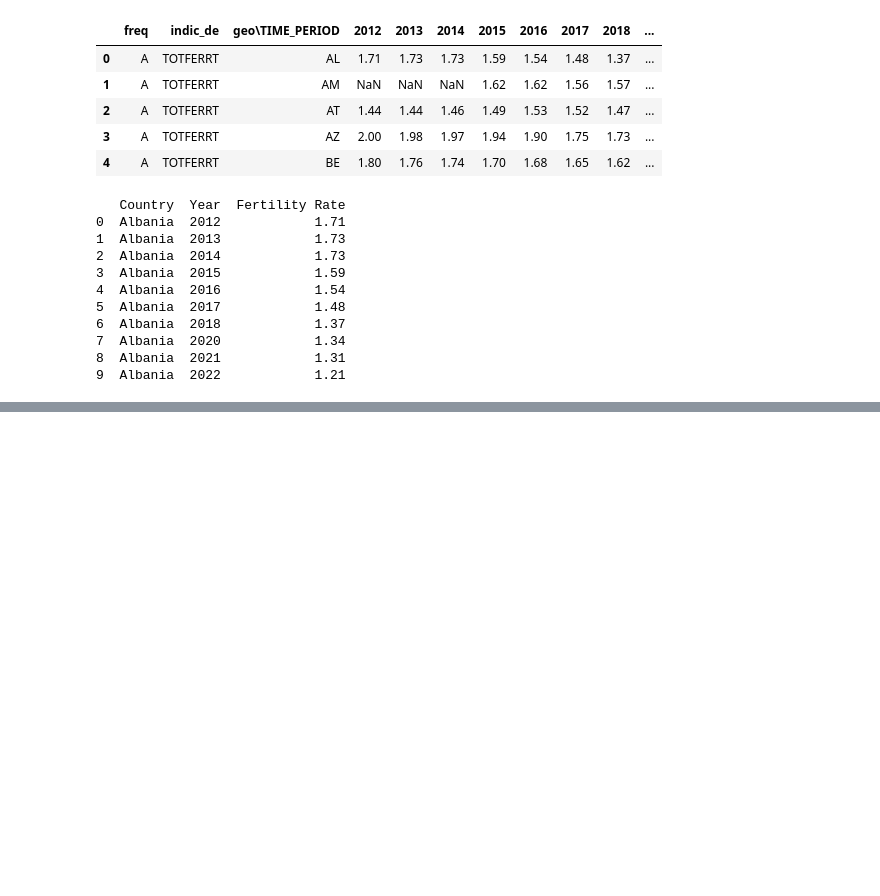
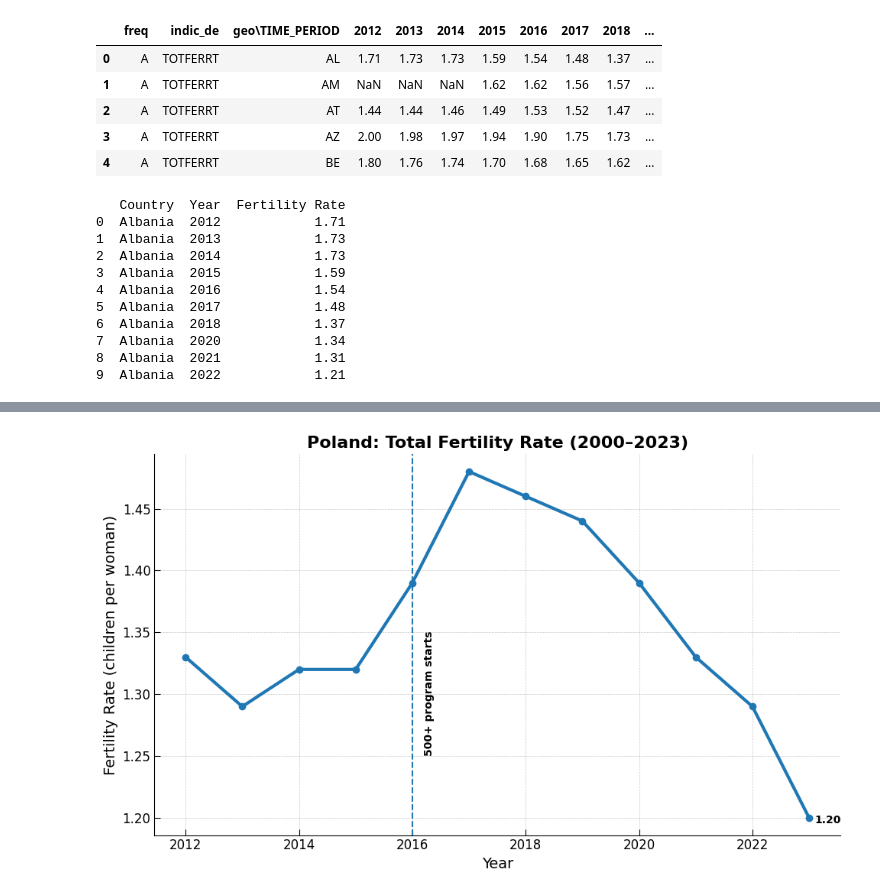
Before and after one commit to LSzubelak/ls-projects, a Jupyter notebook: 500+_program.ipynb, the cells around one changed output, grey strips where cells are left out. Drawn from its saved outputs; the diff is of its cells as text; code cells hidden in the pictures; blank space fills up the shorter version.

```diff
--- a/500+_program.ipynb
+++ b/500+_program.ipynb
@@ -123,0 +120,56 @@ df_clean
+# %%
+import matplotlib.pyplot as plt
+
+# Subset to Poland
+df_pl = df_clean[df_clean['Country'] == 'Poland']
+
+# Create figure
+fig, ax = plt.subplots(figsize=(10, 6))
+
+# Plot line with thicker stroke and clear markers
+ax.plot(
+    df_pl['Year'],
+    df_pl['Fertility Rate'],
+    marker='o',
+    linewidth=3,
+    markersize=6
+)
+
+# Highlight the start of the 500+ program
+ax.axvline(2016, linestyle='--', linewidth=1.5)
+ax.text(
+    2016 + 0.2,
+    df_pl['Fertility Rate'].min() + 0.05,
+    '500+ program starts',
+    rotation=90,
+    va='bottom',
+    fontweight='bold'
+)
+
+# Label the final point value
+last_year = df_pl['Year'].max()
+last_value = df_pl.loc[df_pl['Year'] == last_year, 'Fertility Rate'].values[0]
+ax.annotate(
+    f'{last_value:.2f}',
+    xy=(last_year, last_value),
+    xytext=(5, -5),
+    textcoords='offset points',
+    fontweight='bold'
+)
+
+# Styling
+ax.set_title('Poland: Total Fertility Rate (2000–2023)', fontsize=16, fontweight='bold')
+ax.set_xlabel('Year', fontsize=14)
+ax.set_ylabel('Fertility Rate (children per woman)', fontsize=14)
+ax.grid(True, which='major', linestyle='--', linewidth=0.5, alpha=0.7)
+ax.spines['top'].set_visible(False)
+ax.spines['right'].set_visible(False)
+ax.tick_params(direction='in', length=6, labelsize=12)
+
+plt.tight_layout()
+# To save for blog or social media, uncomment:
+# plt.savefig('poland_fertility_professional.png', dpi=300)
+
+plt.show()
+# %% [output]
+[figure, added]
```
Also changed, not shown: parts of 13 cells of this notebook.
